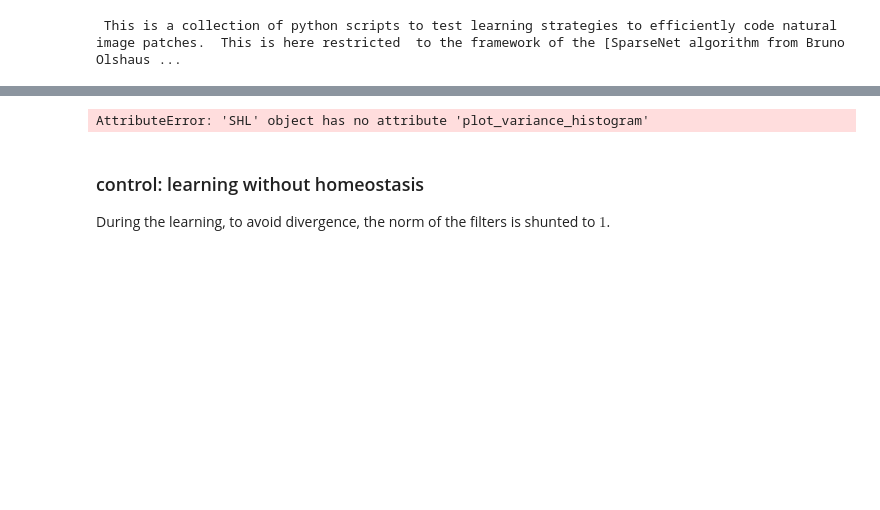
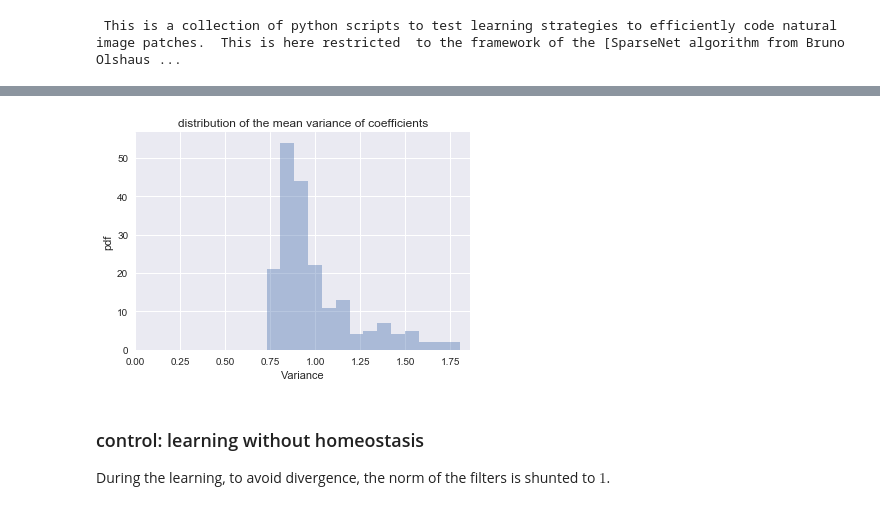
Before and after one commit to bicv/SparseHebbianLearning, a Jupyter notebook: index.ipynb, the cells around one changed output, grey strips where cells are left out. Saved outputs shown, nothing was run; the diff lists cells and outputs as text; code cells hidden in the pictures; blank space fills up the shorter version.

```diff
--- a/index.ipynb
+++ b/index.ipynb
@@ -34,7 +35,7 @@ _ = dico.plot_variance(data)
 # %%
-_ = shl.plot_variance_histogram(dico, fname='ssc_homeo_hist.png')
+_ = dico.plot_variance_histogram(data, fname='ssc_homeo_hist.png')
 # %% [output]
-AttributeError: 'SHL' object has no attribute 'plot_variance_histogram'
+[figure, added]
 # %% [markdown]
 ### control: learning without homeostasis
 
```
Also changed, not shown: parts of 4 cells of this notebook, 4 other files.
